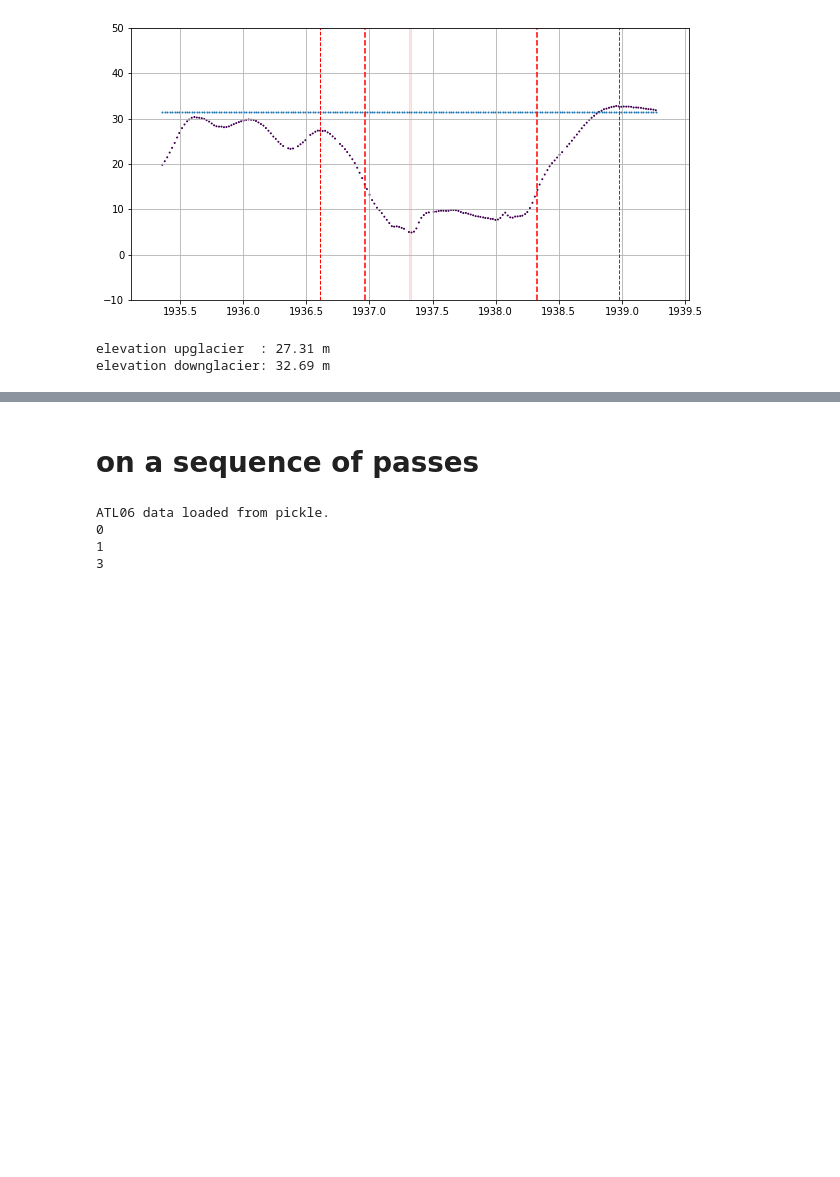
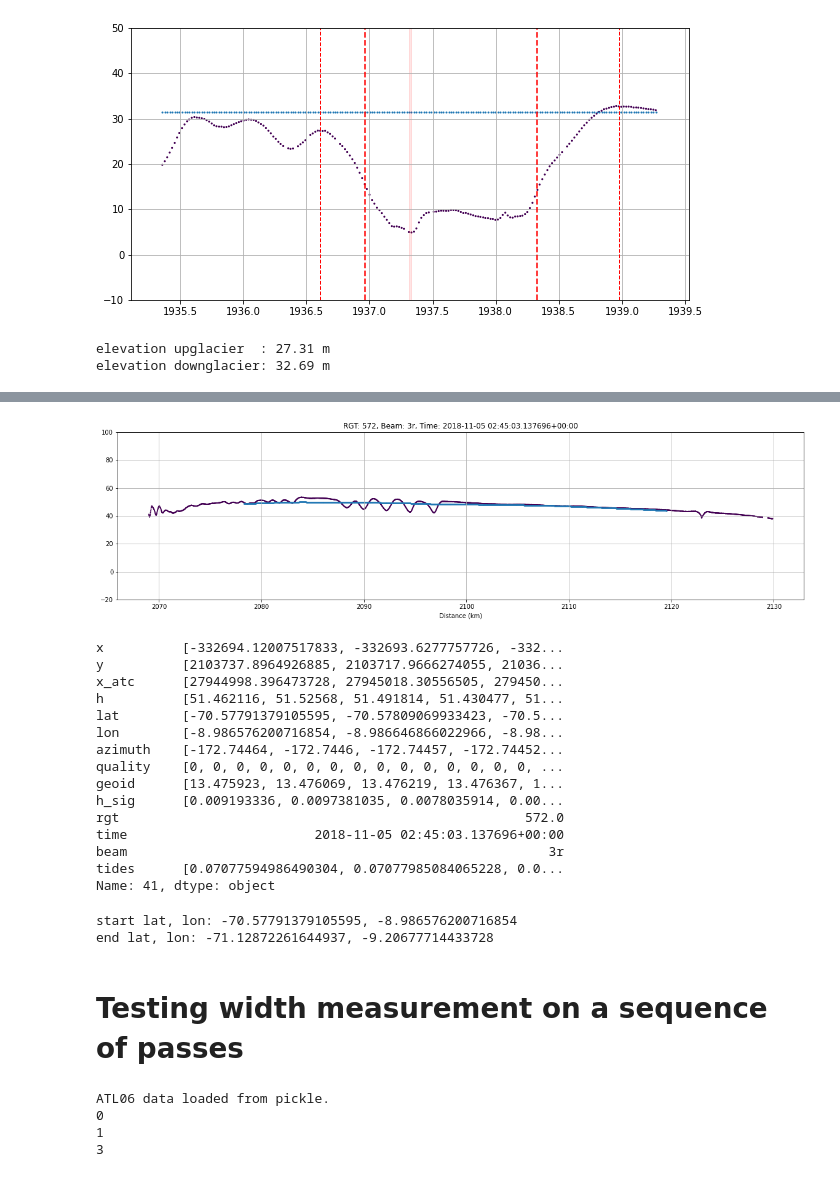
Before and after one commit to bradlipovsky/antarctic-rift-catalog, a Jupyter notebook: test_the_detector.ipynb, the cells around one changed output, grey strips where cells are left out. Saved outputs shown, nothing was run; the diff lists cells and outputs as text; code cells hidden in the pictures; blank space fills up the shorter version.

```diff
--- a/test_the_detector.ipynb
+++ b/test_the_detector.ipynb
@@ -697,5 +1468,76 @@ elevation downglacier: 32.69 m
+# %%
+import numpy as np
+
+row = atl06_data.iloc[41]
+
+d = np.sqrt(row["x"]**2 + row["y"]**2) / 1000 #distance in km
+h = row["h"] - row["geoid"]- row["tides"]
+
+run_length = 1000
+h_run = running_mean(h,run_length+1)
+d_run = d[int(run_length/2):int(len(d)-(run_length/2))]
+
+threshold = 0.5 #between 0 and 1
+
+h_run_thres = np.zeros(len(h))
+h_run_thres[500:500+len(h_run)] = h_run
+
+below_threshold_h = (h < 0.5*h_run_thres).astype(int)
+
+fig,ax=plt.subplots(figsize=(20,5))
+plt.scatter(d,h,s=1,c=below_threshold_h)
+plt.scatter(d_run,h_run,s=1)
+
+plt.title('RGT: %i, Beam: %s, Time: %s'%(row["rgt"],row["beam"],row["time"]))
+plt.xlabel('Distance (km)')
+
+plot_min = -20
+plot_max = 100
+
+#nr_rifts = len(rift_list)
+#print("rift detector found " + str(nr_rifts) + " rifts")
+
+#for rift in rift_list:
+#    print(rift)
+#    rift_start = rift[0]
+#    rift_end   = rift[1]
+#    dist_start = d[rift_start]
+#    dist_end   = d[rift_end]
+#    dist_rift  = dist_end - dist_start
+#    ax.add_patch(Rectangle((dist_start,plot_min),dist_rift,plot_max-plot_min,
+#                edgecolor = 'red',
+#                facecolor = 'red',
+#                alpha = 0.1))
+
+plt.ylim((plot_min,plot_max))
+plt.grid()
+plt.show()
+
+display(row)
+
+print('start lat, lon: '+str(row.lat[0])+', '+str(row.lon[0]))
+print('end lat, lon: '+str(row.lat[len(row.lat)-1])+', '+str(row.lon[len(row.lon)-1]))
+# %% [output]
+[figure, added]
+x          [-332694.12007517833, -332693.6277757726, -332...
+y          [2103737.8964926885, 2103717.9666274055, 21036...
+x_atc      [27944998.396473728, 27945018.30556505, 279450...
+h          [51.462116, 51.52568, 51.491814, 51.430477, 51...
+lat        [-70.57791379105595, -70.57809069933423, -70.5...
+lon        [-8.986576200716854, -8.986646866022966, -8.98...
+azimuth    [-172.74464, -172.7446, -172.74457, -172.74452...
+quality    [0, 0, 0, 0, 0, 0, 0, 0, 0, 0, 0, 0, 0, 0, 0, ...
+geoid      [13.475923, 13.476069, 13.476219, 13.476367, 1...
+h_sig      [0.009193336, 0.0097381035, 0.0078035914, 0.00...
+rgt                                                    572.0
+time                        2018-11-05 02:45:03.137696+00:00
+beam                                                      3r
+tides      [0.07077594986490304, 0.07077985084065228, 0.0...
+Name: 41, dtype: object
+start lat, lon: -70.57791379105595, -8.986576200716854
+end lat, lon: -71.12872261644937, -9.20677714433728
 # %% [markdown]
-# on a sequence of passes
+# Testing width measurement on a sequence of passes
 # %%
 import numpy as np
 import os
```
Also changed, not shown: parts of 12 cells of this notebook.
